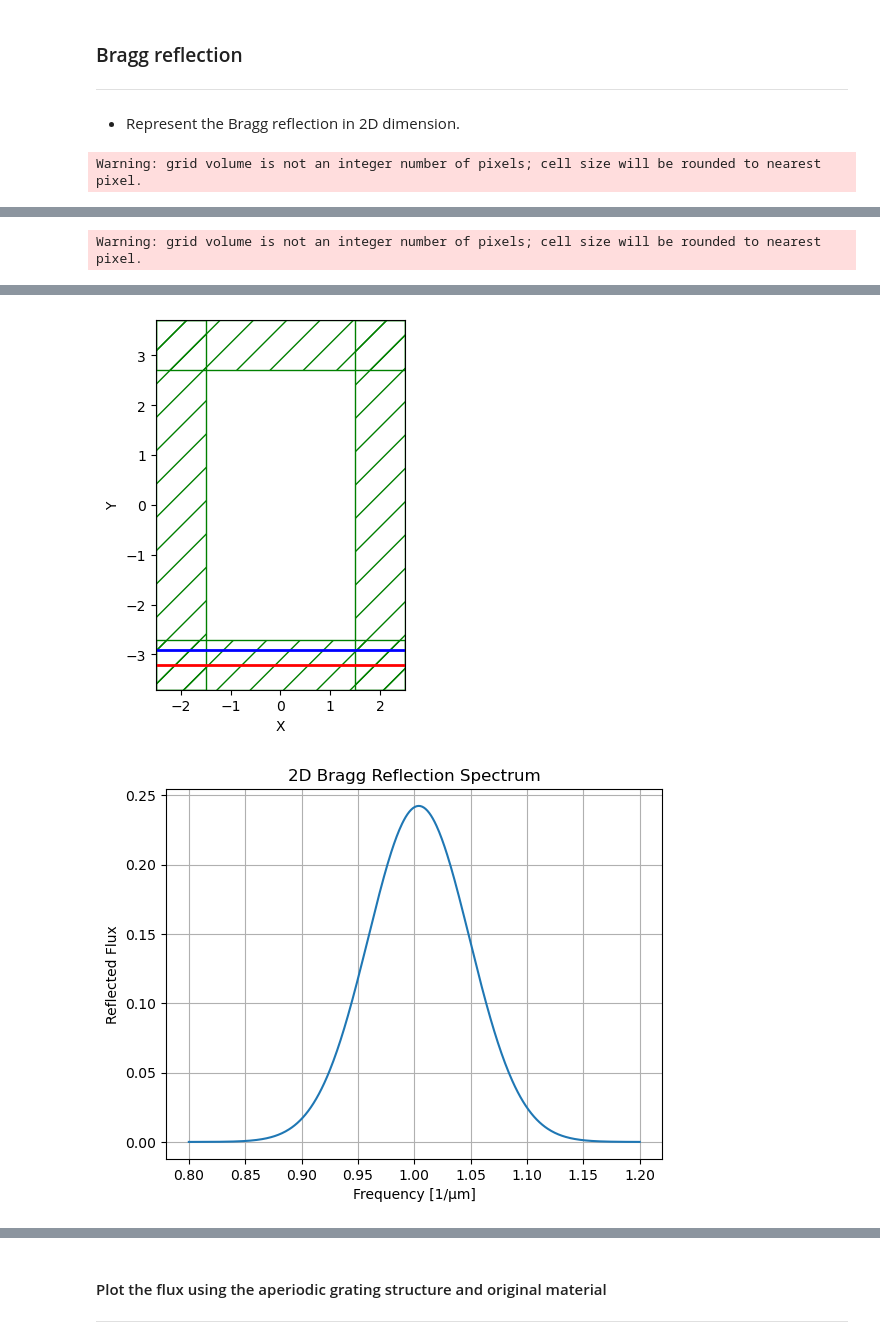
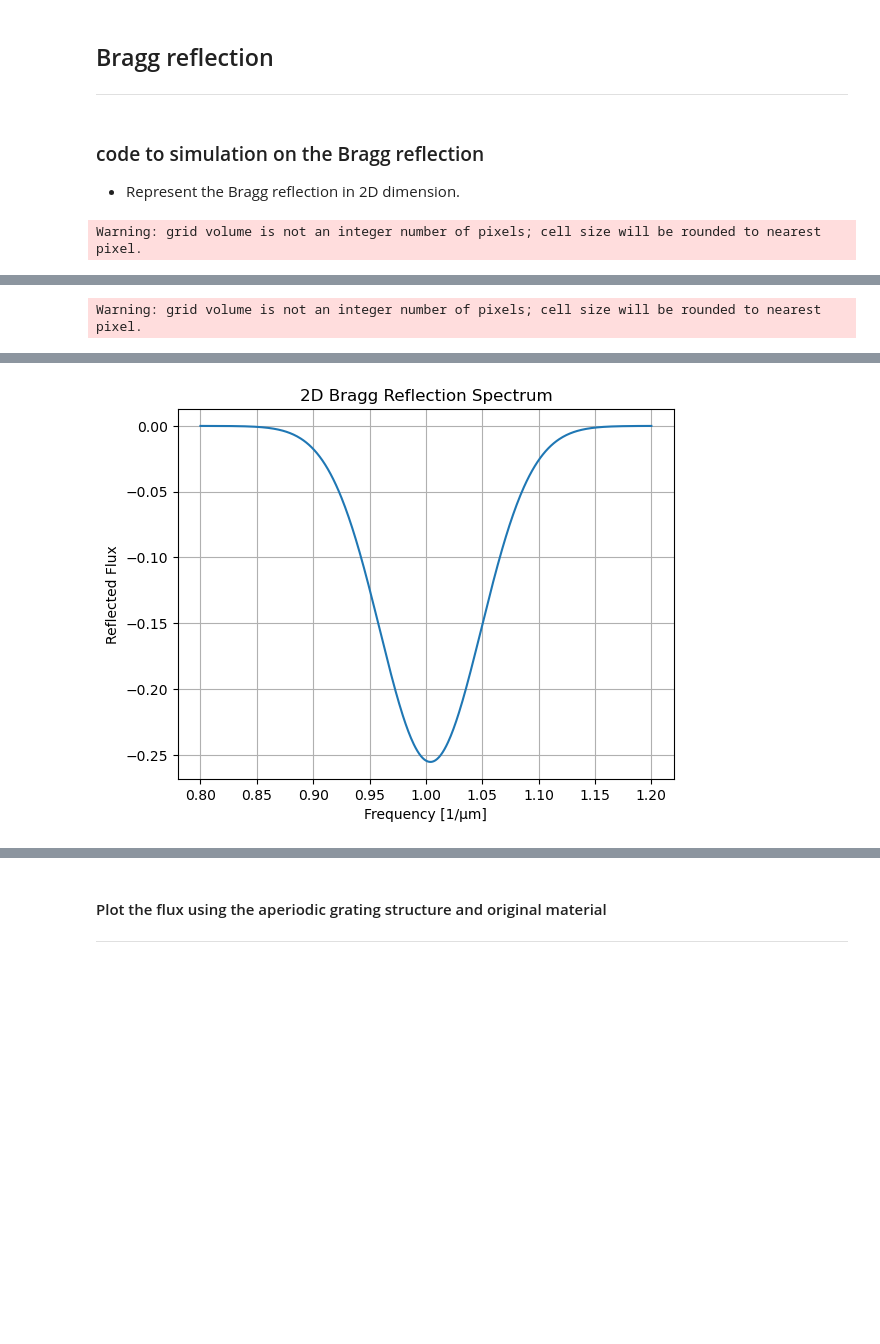
Before and after one commit to zhou277/Semiconductor_laser, a Jupyter notebook: Bragg_reflection.ipynb, the cells around one changed output, grey strips where cells are left out. Saved outputs shown, nothing was run; the diff lists cells and outputs as text; code cells hidden in the pictures; blank space fills up the shorter version.

```diff
--- a/QCL_LCGH.ipynb
+++ b/Bragg_reflection.ipynb
@@ -1,7 +1,9 @@
 # %% [markdown]
-### Bragg reflection
+## Bragg reflection
 ---
-- Represent the Bragg reflection in 2D dimension.
+# %% [markdown]
+### code to simulation on the Bragg reflection
+- Represent the Bragg reflection in 2D dimension.
 # %%
 import meep as mp
 import numpy as np
@@ -11,7 +13,7 @@ from meep.materials import Si
 # 参数定义
 resolution = 60  # 每 micron 像素数
 dp = 0.427       # 一个周期 = 0.25 (air) + 0.177 (Si)
-num_periods = 8
+num_periods = 20
 sz = dp * num_periods + 4.0  # 加两边空白区
 sx = 5.0                     # 横向足够大以模拟平面波
 
@@ -21,21 +23,8 @@ cell = mp.Vector3(sx, sz)
 air = mp.Medium(index=1.0)
 si = mp.Medium(index=1.41)
 
-# 周期性结构
-geometry = []
-z0 = -0.5 * sz + 1.0
-for i in range(num_periods):
-    geometry.append(mp.Block(center=mp.Vector3(0, z0 + 0.125),
-                             size=mp.Vector3(mp.inf, 0.25),
-                             material=air))
-    z0 += 0.25
-    geometry.append(mp.Block(center=mp.Vector3(0, z0 + 0.0885),
-                             size=mp.Vector3(mp.inf, 0.177),
-                             material=air))
-    z0 += 0.177
-
 # 光源参数
-lambda0 = 1.0
+lambda0 = 1
 freq0 = 1 / lambda0
 df = 0.4 * freq0
 
@@ -43,6 +32,8 @@ sources = [mp.Source(mp.GaussianSource(frequency=freq0, fwidth=df),
                      component=mp.Ez,
                      center=mp.Vector3(0, -0.5 * sz + 0.5),
                      size=mp.Vector3(sx, 0))]
+
+geometry = []
 
 # PML 区域
 pml_layers = [mp.PML(1.0)]
@@ -57,19 +48,53 @@ sim = mp.Simulation(
 )
 
 # 添加反射探测器
-refl_fr = mp.FluxRegion(center=mp.Vector3(0, -0.5 * sz + 0.8), size=mp.Vector3(sx, 0))
-refl = sim.add_flux(freq0, df, 500, refl_fr)
-sim.plot2D()
+refl_region = mp.FluxRegion(center=mp.Vector3(0, -0.5 * sz + 0.8), size=mp.Vector3(sx, 0))
+refl_flux = sim.add_flux(freq0, df, 500, refl_region)
+tran_region = mp.FluxRegion(center=mp.Vector3(0, 0.5 * sz - 0.8), size=mp.Vector3(sx,0))
+tran_flux = sim.add_flux(freq0, df, 500, tran_region)
+sim.run(until=200)
+# === 保存 incident flux 数据，用于后续结构仿真中减去 ===
+incident_flux = mp.get_fluxes(refl_flux)
+incident_data = sim.get_flux_data(refl_flux)
 
+# 周期性结构
+z0 = -0.5 * sz + 1.0
+for i in range(num_periods):
+    geometry.append(mp.Block(center=mp.Vector3(0, z0 + 0.125),
+                             size=mp.Vector3(mp.inf, 0.25),
+                             material=air))
+    z0 += 0.25
+    geometry.append(mp.Block(center=mp.Vector3(0, z0 + 0.0885),
+                             size=mp.Vector3(mp.inf, 0.177),
+                             material=si))
+    z0 += 0.177
+sim_grating = mp.Simulation(
+    cell_size=cell,
+    geometry=geometry,
+    sources=sources,
+    boundary_layers=pml_layers,
+    resolution=resolution,
+    dimensions=2,
+)
+# 添加反射探测器
+refl_region = mp.FluxRegion(center=mp.Vector3(0, -0.5 * sz + 0.8), size=mp.Vector3(sx, 0))
+refl_flux = sim_grating.add_flux(freq0, df, 500, refl_region)
+tran_region = mp.FluxRegion(center=mp.Vector3(0, 0.5 * sz - 0.8), size=mp.Vector3(sx,0))
+tran_flux = sim_grating.add_flux(freq0, df, 500, tran_region)
 sim.run(until=200)
+# === 保存 incident flux 数据，用于后续结构仿真中减去 ===
+with_grating_flux = mp.get_fluxes(refl_flux)
+with_grating_data = sim.get_flux_data(refl_flux)
+sim_grating.run(until=200)
+sim_grating.plot2D()
 
 plt.figure()
 # 获取频率和反射能量
-freqs = mp.get_flux_freqs(refl)
-refl_data = mp.get_fluxes(refl)
-
+freqs = mp.get_flux_freqs(refl_flux)
+reflect_flux = [x - y for x, y in zip(with_grating_flux,incident_flux)]
+sim.load_minus_flux_data
 # 绘制反射谱
-plt.plot(freqs, refl_data)
+plt.plot(freqs, reflect_flux)
 plt.xlabel("Frequency [1/μm]")
 plt.ylabel("Reflected Flux")
 plt.title("2D Bragg Reflection Spectrum")
@@ -114,4 +139,3 @@ on time step 17194 (time=143.283), 0.000458985 s/step
 run 0 finished at t = 200.0 (24000 timesteps)
-[figure, old version]
+[figure, new version]
-[figure, removed]
 # %% [markdown]
```
Also changed, not shown: parts of 8 cells of this notebook, 5 other files.
